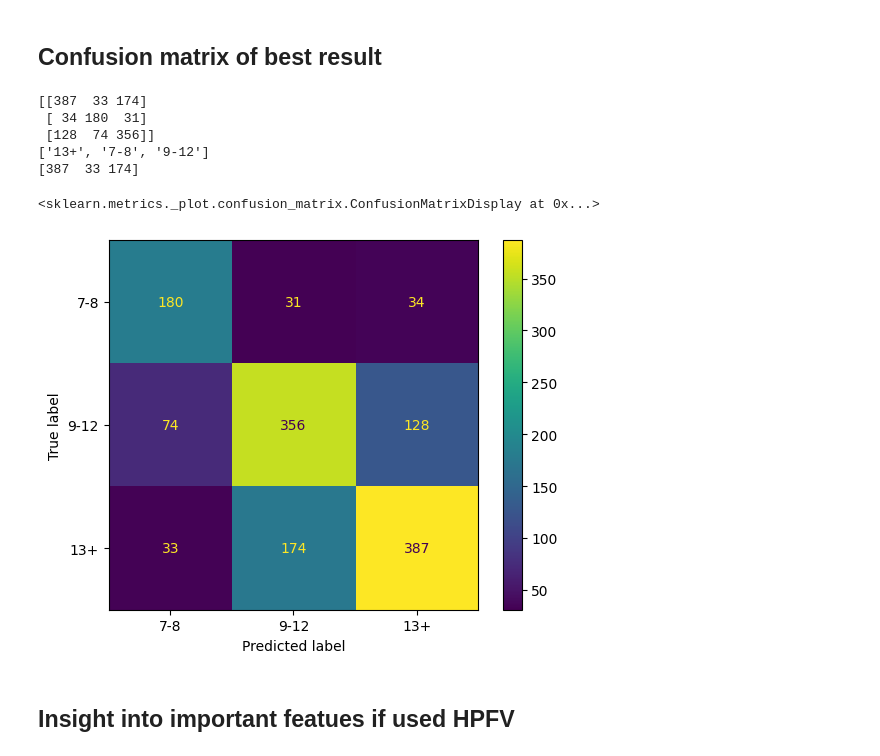
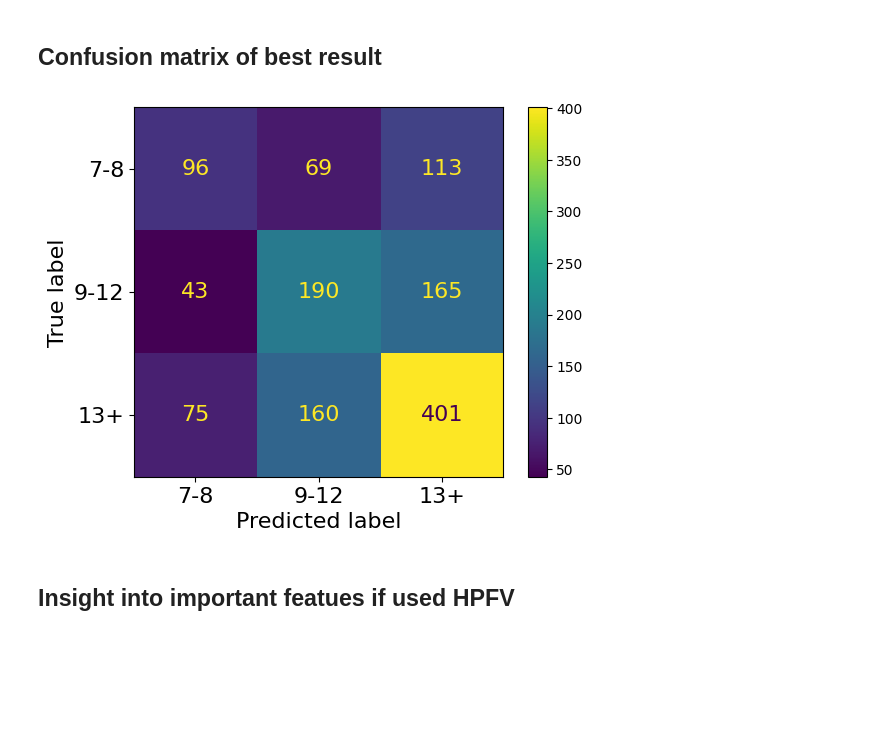
Before and after one commit to TurkuNLP/TCBC_feature_analysis, a Jupyter notebook: StudyTestResults_new.ipynb, the cells around one changed output. Cells and saved outputs as stored; diff of their text form; code cells hidden in the pictures; blank space fills up the shorter version.

```diff
--- a/StudyTestResults_new.ipynb
+++ b/StudyTestResults_new.ipynb
@@ -8,8 +8,8 @@ import numpy as np
 import os
 # %%
 #Constants
-BASE_FOLDER = "TestResults/FullResultOnlyTextNew/"
-BASE_START = "OnlyText_List_"
+BASE_FOLDER = "TestResults/FullResultOnlyHPFVNew/"
+BASE_START = "OnlyHpfv_List_"
 BASE_MID = "_SnipLen_"
 BASE_END = "_Results.jsonl"
 SNIPPET_LENS = [5,10,25,50,75,100]
@@ -268,30 +245,28 @@ Index: []
 # %%
 from sklearn import metrics
 
-best_predicts = np.array(df.sort_values('f1', ascending=False)[:1]['conf_matrix'].to_numpy()[0])
+best_predicts = np.array(df[df['sniplen']==100].sort_values('f1', ascending=False)[:1]['conf_matrix'].to_numpy()[0])
 best_labels = df.sort_values('f1', ascending=False)[:1]['labels'].to_numpy()[0]
 
 def reOrderFromYoungToOld(predicts, labels):
     labels = ['7-8', '9-12', '13+']
     young = np.array([predicts[1][1], predicts[1][2], predicts[1][0]])
     mid = np.array([predicts[2][1], predicts[2][2], predicts[2][0]])
     old = np.array([predicts[0][1], predicts[0][2], predicts[0][0]])
     predicts = np.array([young, mid, old])
     return labels, predicts
 
 r_lables, r_predicts = reOrderFromYoungToOld(best_predicts, best_labels)
 
-
+label_font = {'size':'16'}
 p = metrics.ConfusionMatrixDisplay(confusion_matrix=r_predicts, display_labels=r_lables)
-p.plot()
+p.plot(text_kw={'size':16})
+plt.gca().axes.tick_params(axis='both', which='major', labelsize=16)
+plt.gca().axes.set_xlabel("Predicted label", fontdict=label_font)
+plt.gca().axes.set_ylabel("True label", fontdict=label_font)
+plt.show()
 # %% [output]
-[[387  33 174]
- [ 34 180  31]
- [128  74 356]]
-['13+', '7-8', '9-12']
-[387  33 174]
-<sklearn.metrics._plot.confusion_matrix.ConfusionMatrixDisplay at 0x...>
-[figure, old version]
+[figure, new version]
 # %% [markdown]
 ## Insight into important featues if used HPFV
 # %%
```
Also changed, not shown: parts of 33 cells of this notebook, 7 other files.
